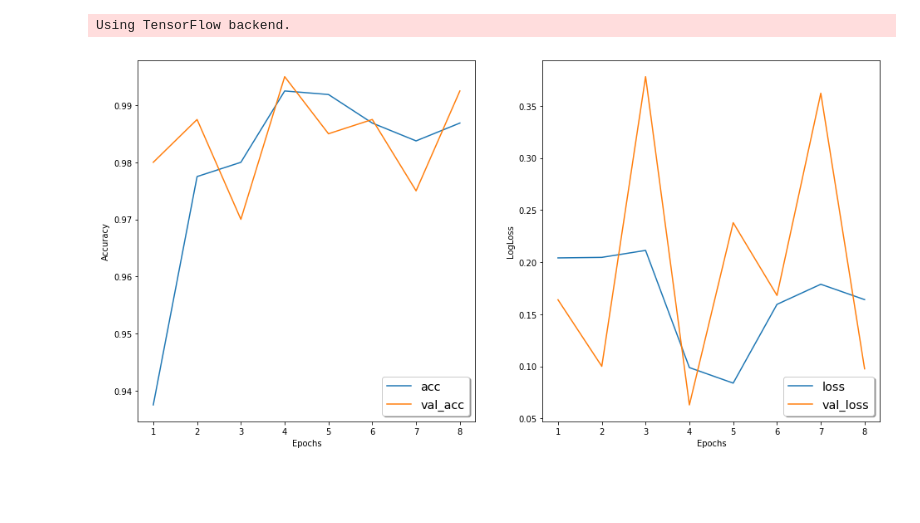
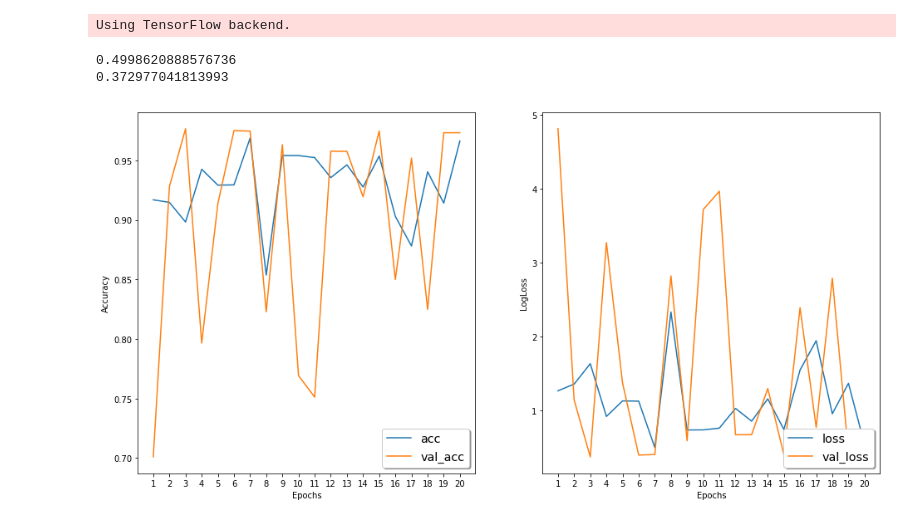
Before and after one commit to lssxfy123/PythonStudy, a Jupyter notebook: udacity_test/machine_learn/MLND_CN_Graduate/graduate8.ipynb, the cells around one changed output. Drawn from its saved outputs; the diff is of its cells as text; code cells hidden in the pictures; blank space fills up the shorter version.

```diff
--- a/udacity_test/machine_learn/MLND_CN_Graduate/graduate8.ipynb
+++ b/udacity_test/machine_learn/MLND_CN_Graduate/graduate8.ipynb
@@ -66,6 +68,8 @@ def plot_info(file_name, acc_lengend, loss_lengend):
     plt.xlabel('Epochs')
     plt.ylabel('LogLoss');
 # %%
-plot_info('small_inceptionV3_history.pkl', 'lower right', 'lower right')
+plot_info('vgg16_Adam_0.5_history.pkl', 'lower right', 'lower right')
 # %% [output]
+0.4998620888576736
+0.372977041813993
-[figure, old version]
+[figure, new version]
```
Also changed, not shown: parts of 10 cells of this notebook, 5 other files.
